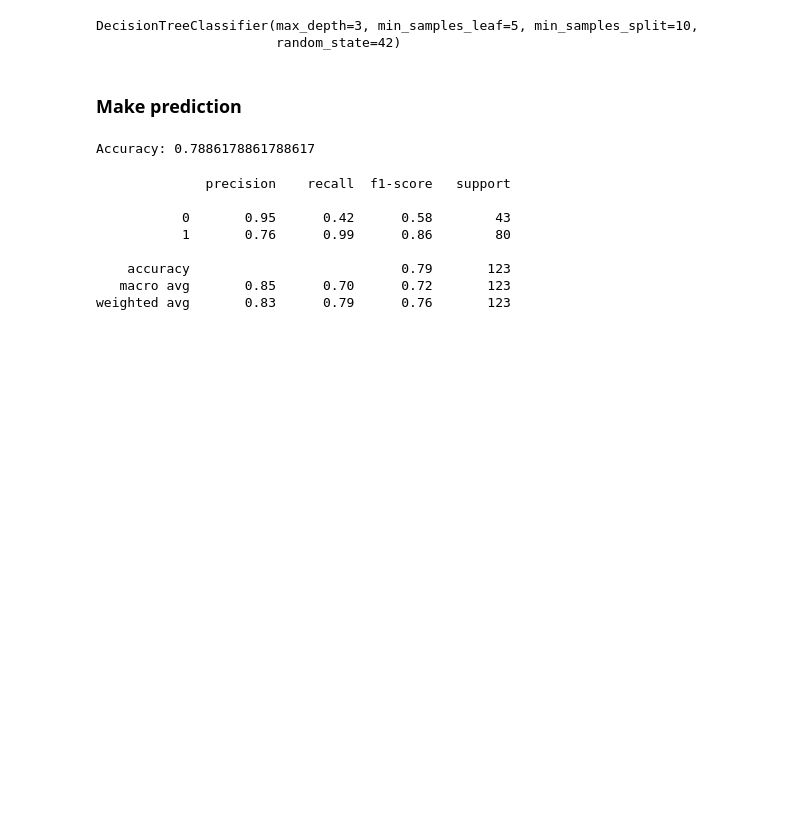
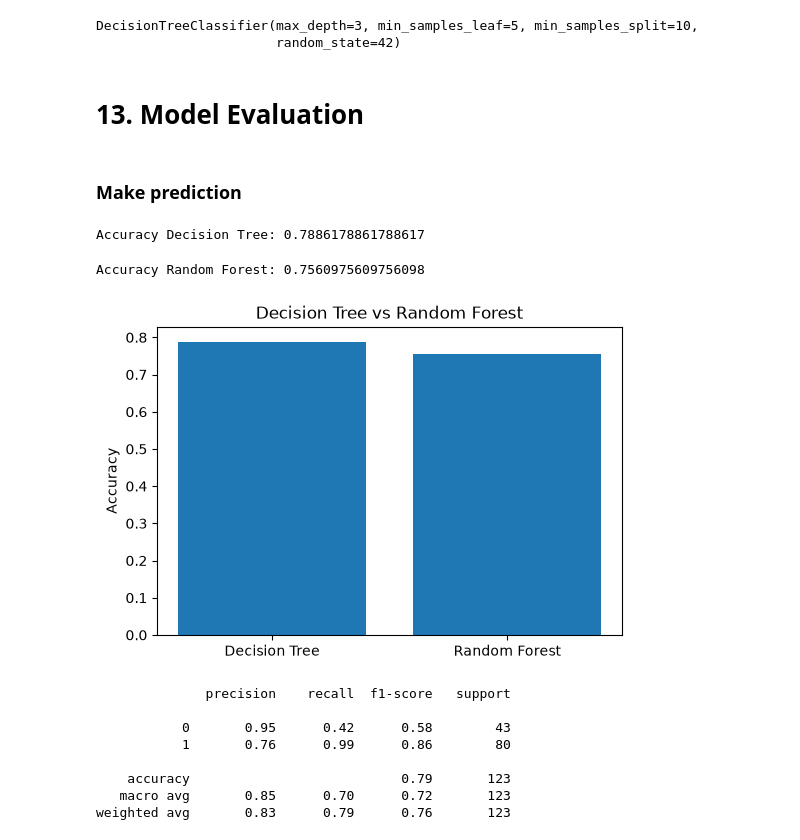
Before and after one commit to Ayusshi/loan_approval_prediction, a Jupyter notebook: notebooks/loan_approval_prediction.ipynb, the cells around one changed output. Drawn from its saved outputs; the diff is of its cells as text; code cells hidden in the pictures; blank space fills up the shorter version.

```diff
--- a/notebooks/loan_approval_prediction.ipynb
+++ b/notebooks/loan_approval_prediction.ipynb
@@ -202,0 +226,4 @@ model = DecisionTreeClassifier(
+# %%
+rf_model = RandomForestClassifier(
+    random_state=42
+)
@@ -222,17 +256,42 @@ model.fit(X_train, y_train)
 # %% [output]
 DecisionTreeClassifier(max_depth=3, min_samples_leaf=5, min_samples_split=10,
                        random_state=42)
+# %%
+# random forest model
+rf_model.fit(X_train, y_train)
+y_pred_rf = rf_model.predict(X_test)
+# %% [markdown]
+# 13. Model Evaluation
 # %% [markdown]
 ### Make prediction
 # %%
 y_pred = model.predict(X_test)
 # %%
 # accuracy score
-accuracy = accuracy_score(y_test, y_pred)
+accuracy_dt = accuracy_score(y_test, y_pred)
 
-print("Accuracy:", accuracy)
+print("Accuracy Decision Tree:", accuracy_dt)
 # %% [output]
-Accuracy: 0.7886178861788617
+Accuracy Decision Tree: 0.7886178861788617
+# %%
+# random forest
+accuracy_rf = accuracy_score(y_test, y_pred_rf)
+
+print("Accuracy Random Forest:", accuracy_rf)
+# %% [output]
+Accuracy Random Forest: 0.7560975609756098
+# %%
+# Accuracy comparison plot
+models = ["Decision Tree", "Random Forest"]
+accuracies = [accuracy_dt, accuracy_rf]
+
+plt.figure(figsize=(6,4))
+plt.bar(models, accuracies)
+plt.ylabel("Accuracy")
+plt.title("Decision Tree vs Random Forest")
+plt.show()
+# %% [output]
+[figure, added]
 # %%
 # classification report
 print(classification_report(y_test, y_pred))
```
Also changed, not shown: parts of 21 cells of this notebook.
